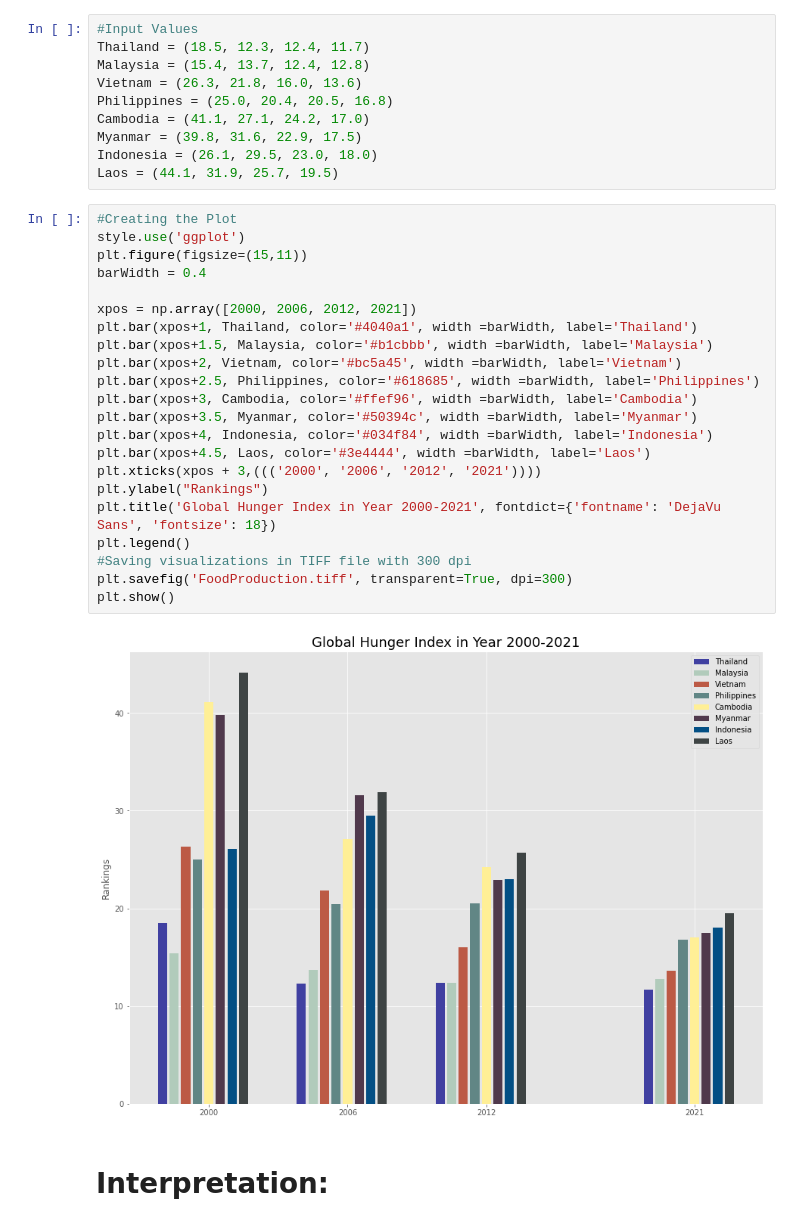
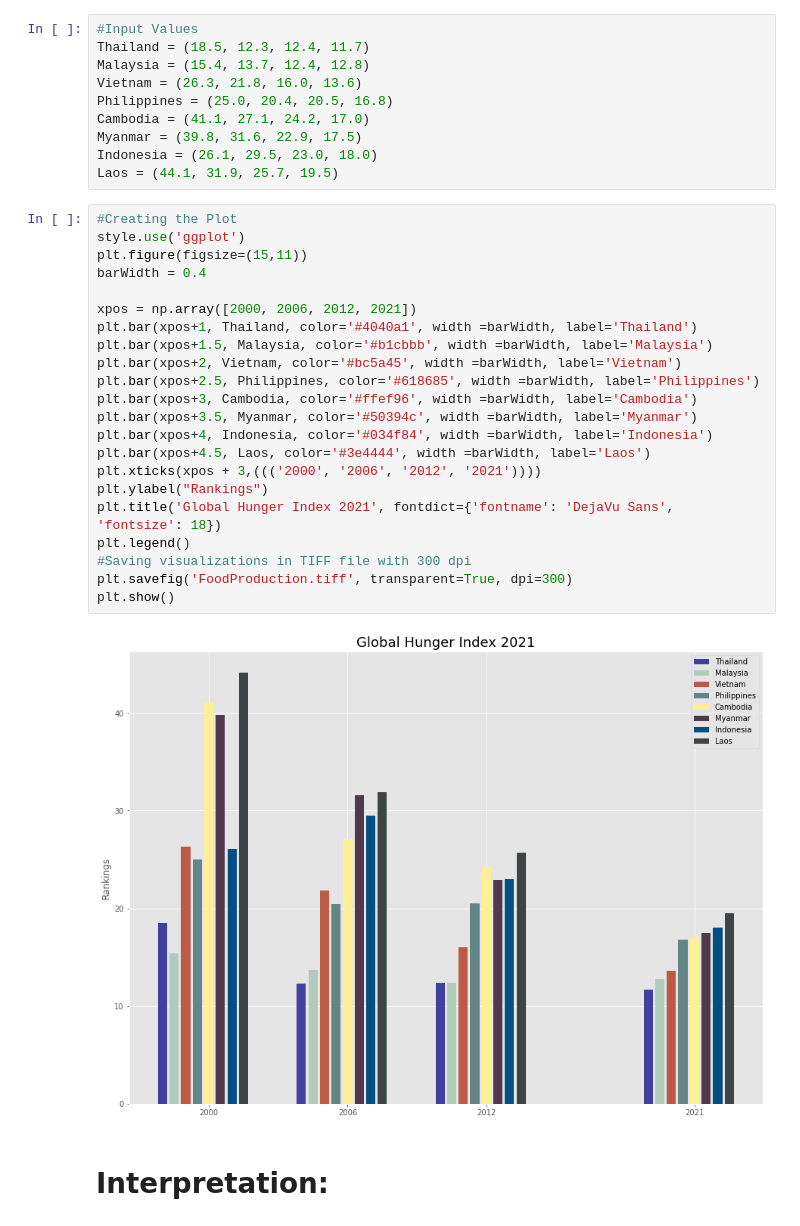
Before and after one commit to renzcarlo24/ITBA-3207-Team-Big-Bytes, a Jupyter notebook: Data Visualization.ipynb, the cells around one changed output. Cells and saved outputs as stored; diff of their text form.

```diff
--- a/Data Visualization.ipynb
+++ b/Data Visualization.ipynb
@@ -299,27 +297,27 @@ Laos = (44.1, 31.9, 25.7, 19.5)
 # %%
 #Creating the Plot
 style.use('ggplot')
 plt.figure(figsize=(15,11))
 barWidth = 0.4
 
 xpos = np.array([2000, 2006, 2012, 2021])
 plt.bar(xpos+1, Thailand, color='#4040a1', width =barWidth, label='Thailand')
 plt.bar(xpos+1.5, Malaysia, color='#b1cbbb', width =barWidth, label='Malaysia')
 plt.bar(xpos+2, Vietnam, color='#bc5a45', width =barWidth, label='Vietnam')
 plt.bar(xpos+2.5, Philippines, color='#618685', width =barWidth, label='Philippines')
 plt.bar(xpos+3, Cambodia, color='#ffef96', width =barWidth, label='Cambodia')
 plt.bar(xpos+3.5, Myanmar, color='#50394c', width =barWidth, label='Myanmar')
 plt.bar(xpos+4, Indonesia, color='#034f84', width =barWidth, label='Indonesia')
 plt.bar(xpos+4.5, Laos, color='#3e4444', width =barWidth, label='Laos')
 plt.xticks(xpos + 3,((('2000', '2006', '2012', '2021'))))
 plt.ylabel("Rankings")
-plt.title('Global Hunger Index in Year 2000-2021', fontdict={'fontname': 'DejaVu Sans', 'fontsize': 18})
+plt.title('Global Hunger Index 2021', fontdict={'fontname': 'DejaVu Sans', 'fontsize': 18})
 plt.legend()
 #Saving visualizations in TIFF file with 300 dpi
 plt.savefig('FoodProduction.tiff', transparent=True, dpi=300)
 plt.show()
 # %% [output]
-[figure, old version]
+[figure, new version]
 # %% [markdown]
 # Interpretation:
 # %% [markdown]
```
Also changed, not shown: parts of 4 cells of this notebook.
